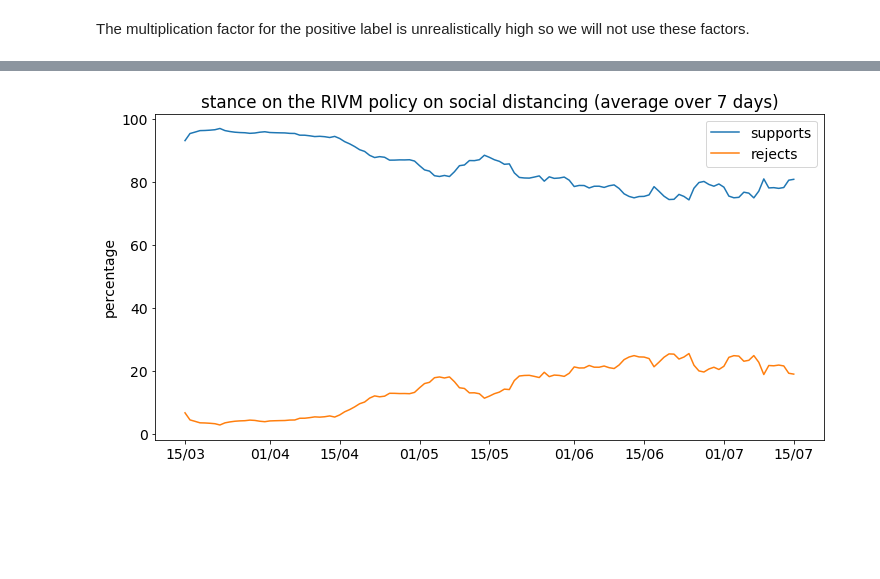
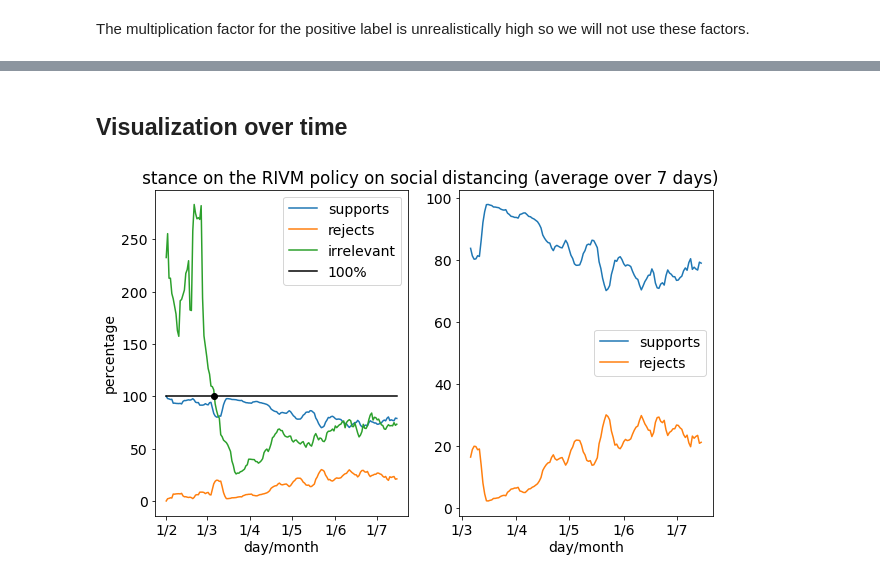
Before and after one commit to puregome/notebooks, a Jupyter notebook: fasttext.ipynb, the cells around one changed output, grey strips where cells are left out. Drawn from its saved outputs; the diff is of its cells as text; code cells hidden in the pictures; blank space fills up the shorter version.

```diff
--- a/fasttext.ipynb
+++ b/fasttext.ipynb
@@ -275,8 +328,8 @@ def readData(datePattern,query):
     testData = []
     for inFileName in fileList:
         if re.search(datePattern,inFileName):
-            os.system("gunzip -c "+DATADIRECTORY+inFileName+"| head -1 >"+tmpFileName)
-            os.system("gunzip -c "+DATADIRECTORY+inFileName+"| "+makeGrepCommandFromQuery(query)+" >> "+tmpFileName)
+            os.system("gunzip -c "+DATADIRECTORY+inFileName+" 2>/dev/null| head -1 >"+tmpFileName)
+            os.system("gunzip -c "+DATADIRECTORY+inFileName+" 2>/dev/null| "+makeGrepCommandFromQuery(query)+" >> "+tmpFileName)
             try: df = pd.read_csv(tmpFileName)
             except: continue
             for i in range(0,len(df)):
@@ -330,6 +383,8 @@ for month in "202002 202003 202004 202005 202006 202007".split():
 20200729 error
 20200730 error
 20200731 error
+# %% [markdown]
+## Visualization over time
 # %%
 def movingAverage(numberList,size):
     newList = []
@@ -342,29 +397,48 @@ def movingAverage(numberList,size):
                 numberUsed += 1
         newList[i] /= numberUsed
     return(newList)
-# %%
-import matplotlib.pyplot as plt
-import matplotlib.dates as mdates
-
-DATEFORMAT = "%Y%m%d"
-DAYSCOMBINED = 7
-STARTDATE = "20200315"
-PEAKID = 101
-
-results = {k:results[k] for k in sorted(results.keys())}
-font = {"size":14}
-matplotlib.rc("font",**font)
-fig,ax = plt.subplots(figsize=(12,6))
-x = [datetime.datetime.strptime(k,DATEFORMAT) for k in results.keys() if k >= STARTDATE ]
-y = movingAverage([results[k][SUPPORTS] for k in results.keys() if k >= STARTDATE],DAYSCOMBINED)
-plt.plot_date(x,y,fmt="-",label="supports")
-x = [datetime.datetime.strptime(k,DATEFORMAT) for k in results.keys() if k >= STARTDATE]
-y = movingAverage([results[k][REJECTS] for k in results.keys() if k >= STARTDATE],DAYSCOMBINED)
-plt.plot_date(x,y,fmt="-",label="rejects")
-plt.legend()
-plt.title("stance on the RIVM policy on "+"social distancing"+" (average over "+str(DAYSCOMBINED)+" days)")
-plt.ylabel("percentage")
-ax.xaxis.set_major_formatter(mdates.DateFormatter("%d/%m"))
-plt.show()
-# %% [output]
-[figure, removed]
+# %%
+DATEFORMAT = "%Y%m%d"
+DAYSCOMBINED = 7
+STARTDATE = "20200306"
+ENDDATE = "20201231"
+
+results = {k:results[k] for k in sorted(results.keys())}
+font = {"size":14}
+matplotlib.rc("font",**font)
+plt.subplots(figsize=(10,6))
+x = [datetime.datetime.strptime(k,DATEFORMAT) for k in results.keys()]
+ySupports = movingAverage([results[k][SUPPORTS] for k in results.keys()],DAYSCOMBINED)
+yRejects = movingAverage([results[k][REJECTS] for k in results.keys()],DAYSCOMBINED)
+yIrrelevant = movingAverage([results[k][IRRELEVANT] for k in results.keys()],DAYSCOMBINED)
+
+ax1 = plt.subplot(121)
+plt.plot_date(x,ySupports,fmt="-",label="supports")
+plt.plot_date(x,yRejects,fmt="-",label="rejects")
+plt.plot_date(x,yIrrelevant,fmt="-",label="irrelevant")
+plt.plot_date(x,[100 for i in x],fmt="-",label="100%",color="black")
+for date in [STARTDATE]:
+    plt.plot_date([datetime.datetime.strptime(date,DATEFORMAT)],[100],color="black")
+plt.legend()
+plt.ylabel("percentage")
+plt.xlabel("day/month")
+plt.title("   stance on the RIVM policy on "+"social")
+
+dates = [d for d in results.keys()]
+xPart = [x[i] for i in range(0,len(dates)) if dates[i] >= STARTDATE and dates[i] <= ENDDATE]
+ySupportsPart = [ySupports[i] for i in range(0,len(dates)) if dates[i] >= STARTDATE and dates[i] <= ENDDATE]
+yRejectsPart = [yRejects[i] for i in range(0,len(dates)) if dates[i] >= STARTDATE and dates[i] <= ENDDATE]
+ax1.xaxis.set_major_formatter(mdates.DateFormatter("%-d/%-m"))
+
+ax2 = plt.subplot(122)
+plt.plot_date(xPart,ySupportsPart,fmt="-",label="supports")
+plt.plot_date(xPart,yRejectsPart,fmt="-",label="rejects")
+plt.legend()
+plt.xlabel("day/month")
+plt.title("distancing (average over "+str(DAYSCOMBINED)+" days)  ")
+plt.xticks([datetime.datetime.strptime(d,DATEFORMAT) for d in "20200301 20200401 20200501 20200601 20200701".split()])
+ax2.xaxis.set_major_formatter(mdates.DateFormatter("%-d/%-m"))
+
+plt.show()
+# %% [output]
+[figure, added]
```
Also changed, not shown: parts of 26 cells of this notebook.
